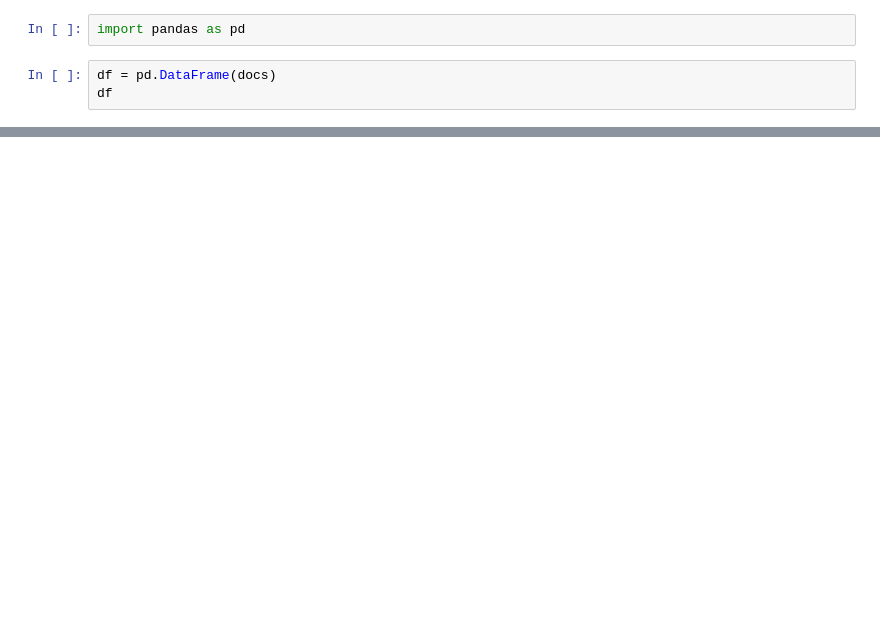
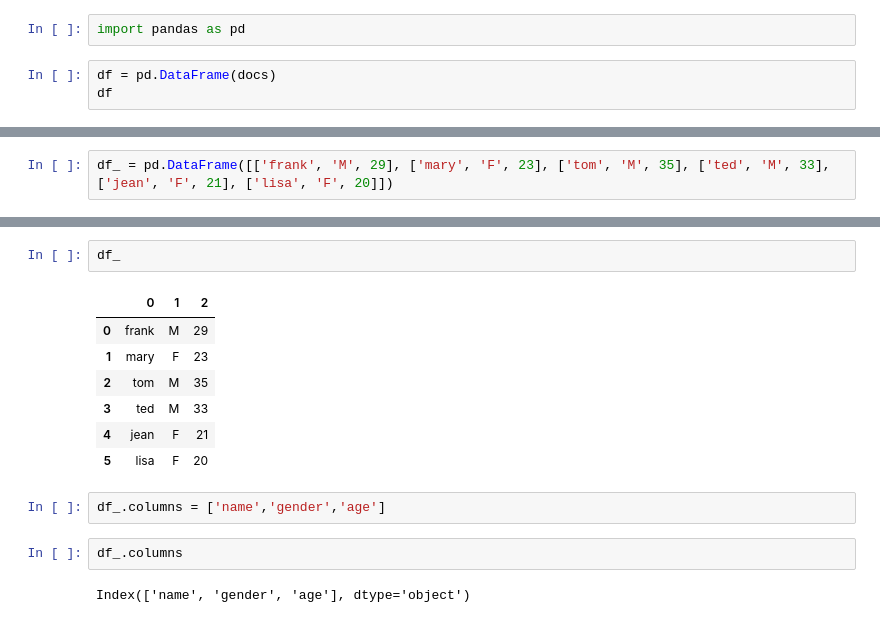
Before and after one commit to YuHsuanLin/pythonetl, a Jupyter notebook: cb102/CB102_20180802.ipynb, the cells around one changed output, grey strips where cells are left out. Cells and saved outputs as stored; diff of their text form; blank space fills up the shorter version.

```diff
--- a/cb102/CB102_20180802.ipynb
+++ b/cb102/CB102_20180802.ipynb
@@ -75,0 +145,2 @@ df
+# %%
+df_ = pd.DataFrame([['frank', 'M', 29], ['mary', 'F', 23], ['tom', 'M', 35], ['ted', 'M', 33], ['jean', 'F', 21], ['lisa', 'F', 20]])
@@ -75,0 +154,16 @@ df
+# %%
+df_
+# %% [output]
+|  | 0 | 1 | 2 |
+| 0 | frank | M | 29 |
+| 1 | mary | F | 23 |
+| 2 | tom | M | 35 |
+| 3 | ted | M | 33 |
+| 4 | jean | F | 21 |
+| 5 | lisa | F | 20 |
+# %%
+df_.columns = ['name','gender','age']
+# %%
+df_.columns
+# %% [output]
+Index(['name', 'gender', 'age'], dtype='object')
```
Also changed, not shown: parts of 28 cells of this notebook.
